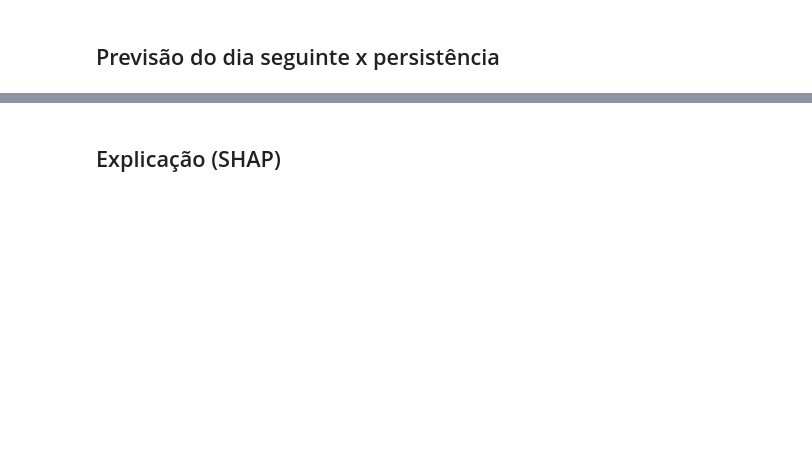
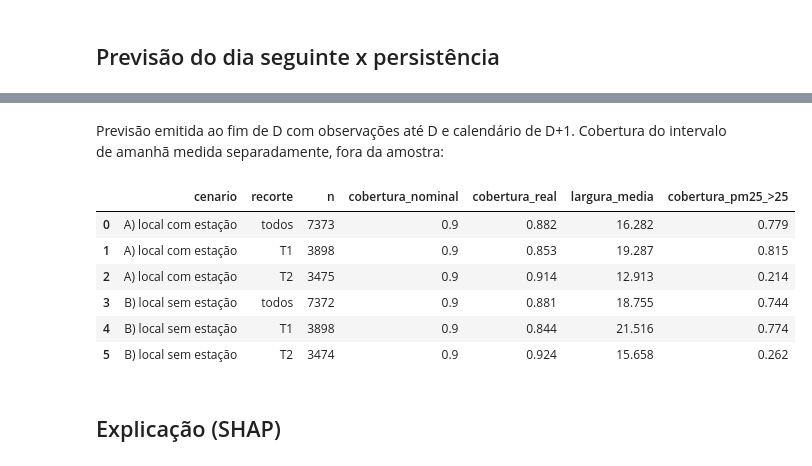
Before and after one commit to LucasBetioli123/AirIQ-SP, a Jupyter notebook: notebooks/02_modelo.ipynb, the cells around one changed output, grey strips where cells are left out. Drawn from its saved outputs; the diff is of its cells as text; code cells hidden in the pictures; blank space fills up the shorter version.

```diff
--- a/notebooks/02_modelo.ipynb
+++ b/notebooks/02_modelo.ipynb
@@ -81,3 +81,15 @@ display(met('previsao_d1.csv')[['cenario','metodo','n','MAE','RMSE','R2','acerto
+# %% [markdown]
+Previsão emitida ao fim de D com observações até D e calendário de D+1. Cobertura do intervalo de amanhã medida separadamente, fora da amostra:
+# %%
+met('intervalos_d1.csv').round(3)
+# %% [output]
+|  | cenario | recorte | n | cobertura_nominal | cobertura_real | largura_media | cobertura_pm25_>25 |
+| 0 | A) local com estação | todos | 7373 | 0.9 | 0.882 | 16.282 | 0.779 |
+| 1 | A) local com estação | T1 | 3898 | 0.9 | 0.853 | 19.287 | 0.815 |
+| 2 | A) local com estação | T2 | 3475 | 0.9 | 0.914 | 12.913 | 0.214 |
+| 3 | B) local sem estação | todos | 7372 | 0.9 | 0.881 | 18.755 | 0.744 |
+| 4 | B) local sem estação | T1 | 3898 | 0.9 | 0.844 | 21.516 | 0.774 |
+| 5 | B) local sem estação | T2 | 3474 | 0.9 | 0.924 | 15.658 | 0.262 |
 # %% [markdown]
 ## Explicação (SHAP)
 # %%
```
Also changed, not shown: parts of 10 cells of this notebook, 41 other files.
